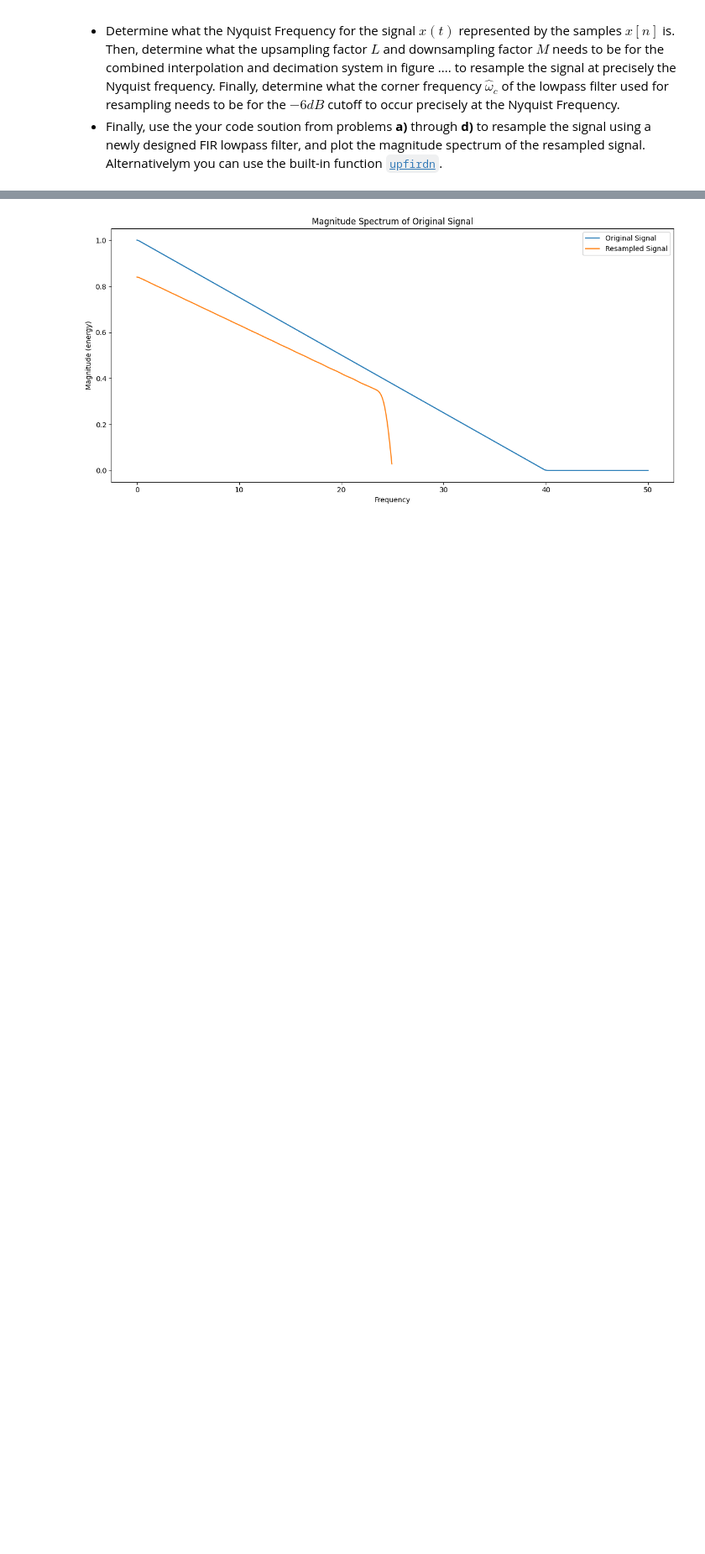
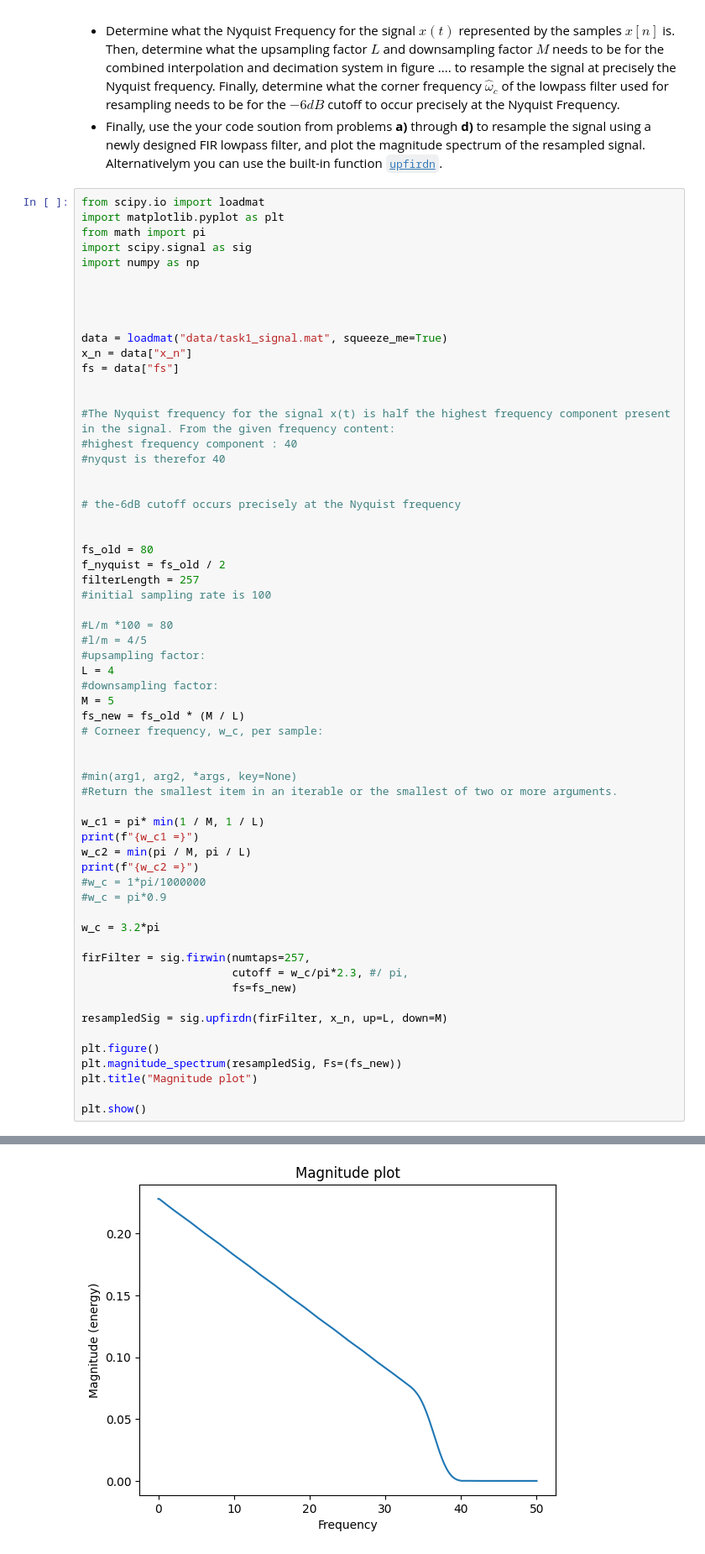
Before and after one commit to hanurd25/AIS2201_Exercises, a Jupyter notebook: Exercise_10/1_Multirate_basics.ipynb, the cells around one changed output, grey strips where cells are left out. Shown: that part at 84% size. Saved outputs shown, nothing was run; the diff lists cells and outputs as text; blank space fills up the shorter version.

Commit message:
Redone task 1B

```diff
--- a/Exercise_10/1_Multirate_basics.ipynb
+++ b/Exercise_10/1_Multirate_basics.ipynb
@@ -283,4 +406,64 @@ The signal processing operations which accomplish this resampling can be divided
 * Determine what the Nyquist Frequency for the signal $x(t)$ represented by the samples $x[n]$ is. Then, determine what the upsampling factor $L$ and downsampling factor $M$ needs to be for the combined interpolation and decimation system in figure .... to resample the signal at precisely the Nyquist frequency. Finally, determine what the corner frequency $\hat{\omega}_c$ of the lowpass filter used for resampling needs to be for the $-6dB$ cutoff to occur precisely at the Nyquist Frequency.
 * Finally, use the your code soution from problems **a)** through **d)** to resample the signal using a newly designed FIR lowpass filter, and plot the magnitude spectrum of the resampled signal. Alternativelym you can use the built-in function  [`upfirdn`](https://docs.scipy.org/doc/scipy/reference/generated/scipy.signal.upfirdn.html).
 # %%
+from scipy.io import loadmat
+import matplotlib.pyplot as plt
+from math import pi
+import scipy.signal as sig
+import numpy as np
+
+
+
+
+data = loadmat("data/task1_signal.mat", squeeze_me=True)
+x_n = data["x_n"]
+fs = data["fs"]
+
+
+#The Nyquist frequency for the signal x(t) is half the highest frequency component present in the signal. From the given frequency content:
+#highest frequency component : 40
+#nyqust is therefor 40
+
+
+# the-6dB cutoff occurs precisely at the Nyquist frequency
+
+
+fs_old = 80
+f_nyquist = fs_old / 2
+filterLength = 257
+#initial sampling rate is 100
+
+#L/m *100 = 80
+#l/m = 4/5
+#upsampling factor:
+L = 4
+#downsampling factor:
+M = 5
+fs_new = fs_old * (M / L)
+# Corneer frequency, w_c, per sample:
+
+
+#min(arg1, arg2, *args, key=None)
+#Return the smallest item in an iterable or the smallest of two or more arguments.
+
+w_c1 = pi* min(1 / M, 1 / L)
+print(f"{w_c1 =}")
+w_c2 = min(pi / M, pi / L)
+print(f"{w_c2 =}")
+#w_c = 1*pi/1000000
+#w_c = pi*0.9
+
+w_c = 3.2*pi
+
+firFilter = sig.firwin(numtaps=257,
+                       cutoff = w_c/pi*2.3, #/ pi,
+                       fs=fs_new)
+
+resampledSig = sig.upfirdn(firFilter, x_n, up=L, down=M)
+
+plt.figure()
+plt.magnitude_spectrum(resampledSig, Fs=(fs_new))
+plt.title("Magnitude plot")
+
+plt.show()
 # %% [output]
@@ -291 +472 @@ Corner frequency: 1.5707963267948966 rad/sample
-[figure, old version]
+[figure, new version]
```
Also changed, not shown: parts of 7 cells of this notebook, 4 other files.
